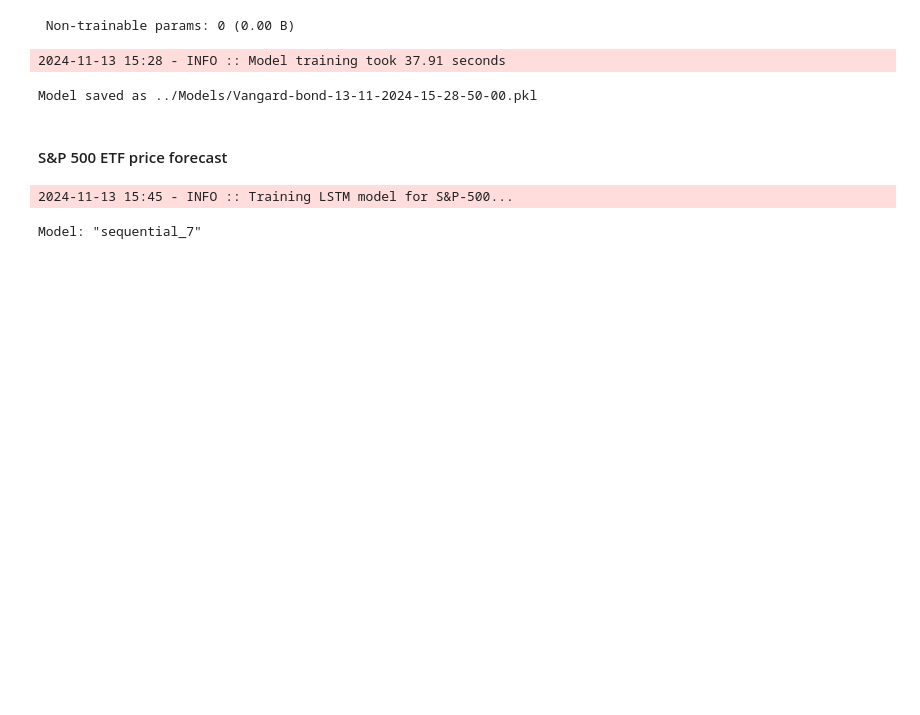
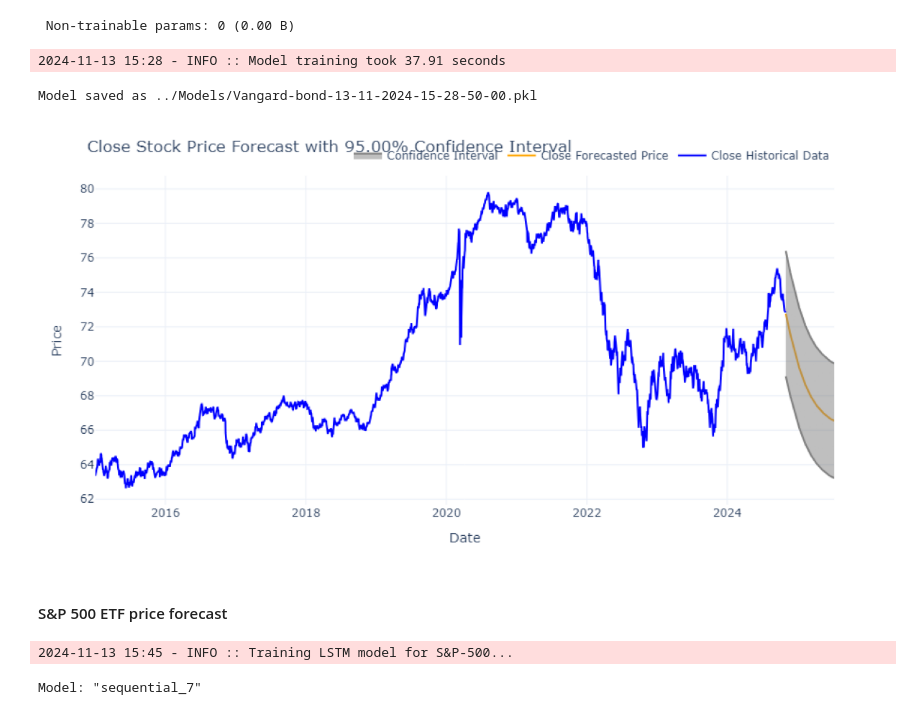
Before and after one commit to Yosef-ft/Portfolio-Management, a Jupyter notebook: notebooks/forecast.ipynb, the cells around one changed output. Cells and saved outputs as stored; diff of their text form; code cells hidden in the pictures; blank space fills up the shorter version.

```diff
--- a/notebooks/forecast.ipynb
+++ b/notebooks/forecast.ipynb
@@ -212,5 +217,10 @@ forecast_bnd = model_util.lstm_predict_future(bnd, 'Close', '../Models/Vangard-b
 forecast_bnd['Close'] = forecast_bnd['Close'].apply(lambda x: x[0][0])
 # %%
 model_util.plot_forecast('Close', bnd, forecast_bnd, 0.05)
+# %%
+file_path = '../Result/close_price_forecast_bond.png'
+Plots.show_image(file_path)
+# %% [output]
+[figure, added]
 # %%
 bnd_price = pd.concat([pd.DataFrame(bnd['Close']), forecast_bnd], axis=0)
```
Also changed, not shown: parts of 6 cells of this notebook.
